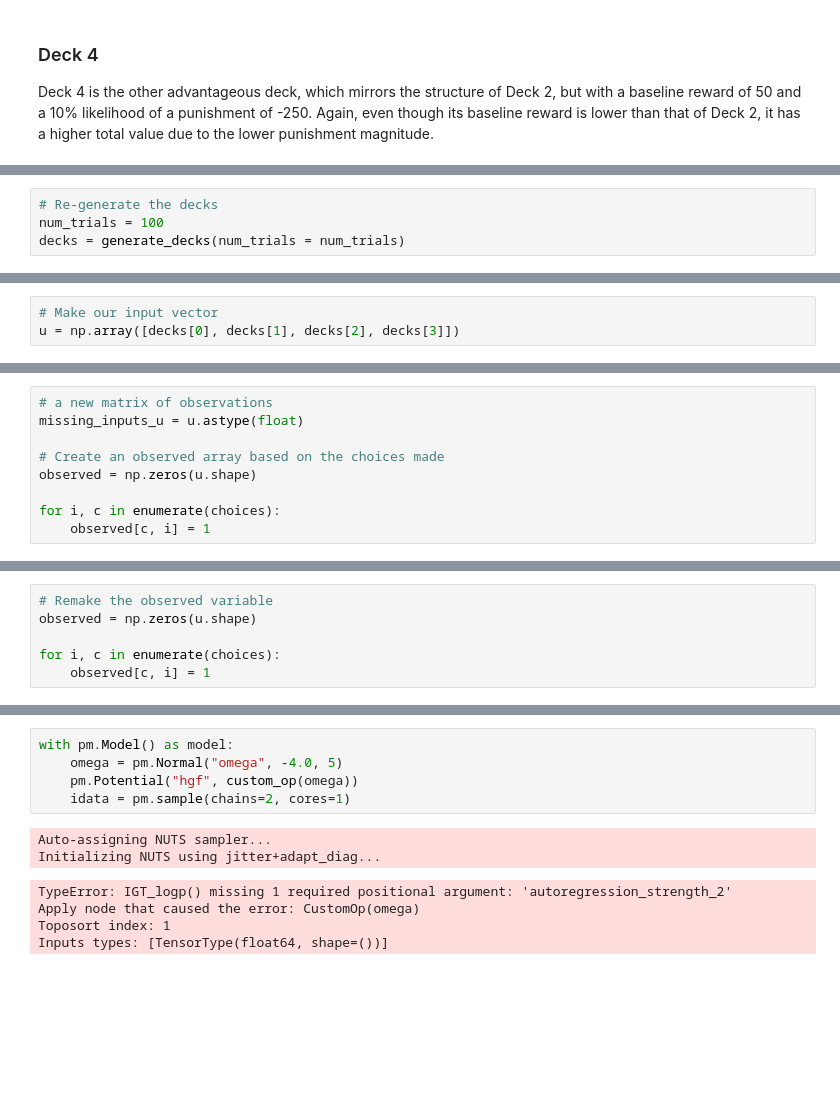
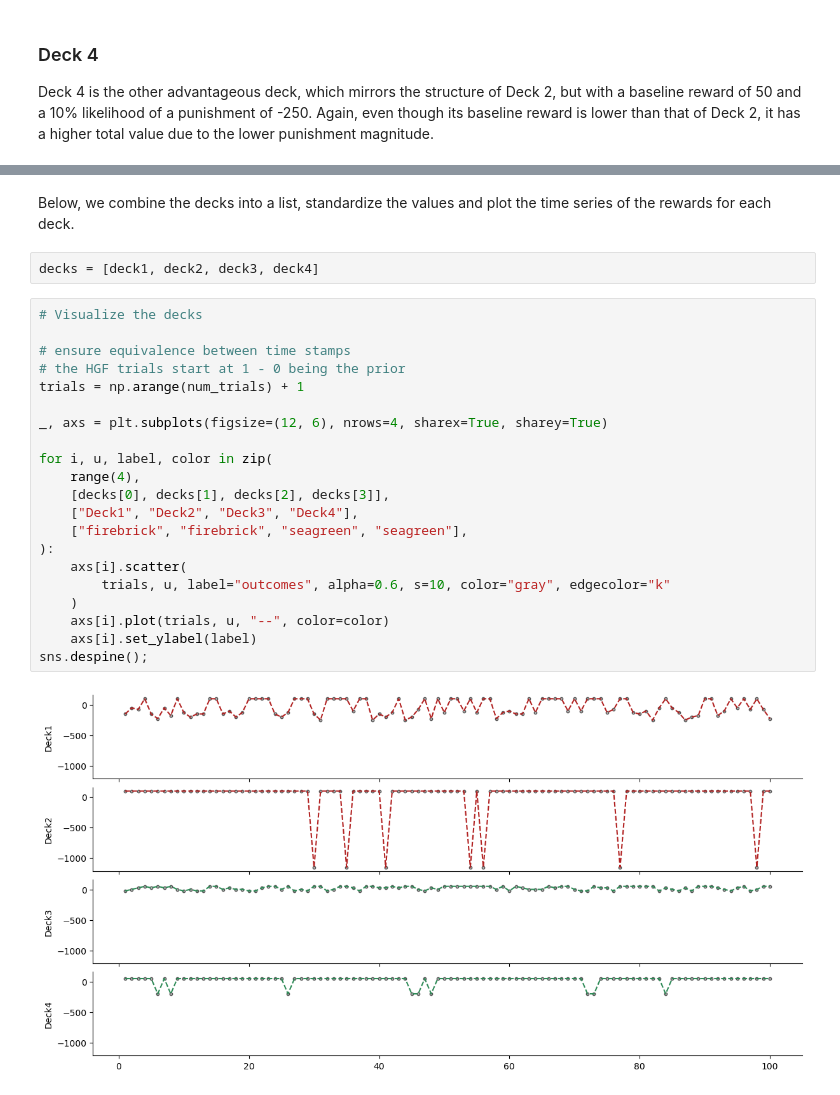
Before and after one commit to ilabcode/pyhgf, a Jupyter notebook: docs/source/notebooks/Example_4_Iowa_Gambling_Task_Short.ipynb, the cells around one changed output, grey strips where cells are left out. Saved outputs shown, nothing was run; the diff lists cells and outputs as text; blank space fills up the shorter version.

```diff
--- a/docs/source/notebooks/Example_4_Iowa_Gambling_Task_Short.ipynb
+++ b/docs/source/notebooks/Example_4_Iowa_Gambling_Task_Short.ipynb
@@ -141,4 +100,0 @@ def generate_decks(num_trials):
-# %%
-# Re-generate the decks
-num_trials = 100
-decks = generate_decks(num_trials = num_trials)
@@ -223,3 +100,0 @@ two_levels_continuous_hgf.plot_network()
-# %%
-# Make our input vector
-u = np.array([decks[0], decks[1], decks[2], decks[3]])
@@ -299,9 +100,0 @@ plt.plot(range(len(mean_4)), mean_4, color="teal")
-# %%
-# a new matrix of observations
-missing_inputs_u = u.astype(float)
-
-# Create an observed array based on the choices made
-observed = np.zeros(u.shape)
-
-for i, c in enumerate(choices):
-    observed[c, i] = 1
@@ -493,6 +100,0 @@ responses = jnp.asarray(responses)  # vector of responses
-# %%
-# Remake the observed variable
-observed = np.zeros(u.shape)
-
-for i, c in enumerate(choices):
-    observed[c, i] = 1
@@ -692,12 +101,27 @@ vjp_custom_op = VJPCustomOp()
-# %%
-with pm.Model() as model:
-    omega = pm.Normal("omega", -4.0, 5)
-    pm.Potential("hgf", custom_op(omega))
-    idata = pm.sample(chains=2, cores=1)
-# %% [output]
-Auto-assigning NUTS sampler...
-Initializing NUTS using jitter+adapt_diag...
-TypeError: IGT_logp() missing 1 required positional argument: 'autoregression_strength_2'
-Apply node that caused the error: CustomOp(omega)
-Toposort index: 1
-Inputs types: [TensorType(float64, shape=())]
+# %% [markdown]
+Below, we combine the decks into a list, standardize the values and plot the time series of the rewards for each deck.
+# %%
+decks = [deck1, deck2, deck3, deck4]
+# %%
+# Visualize the decks
+
+# ensure equivalence between time stamps
+# the HGF trials start at 1 - 0 being the prior
+trials = np.arange(num_trials) + 1
+
+_, axs = plt.subplots(figsize=(12, 6), nrows=4, sharex=True, sharey=True)
+
+for i, u, label, color in zip(
+    range(4),
+    [decks[0], decks[1], decks[2], decks[3]],
+    ["Deck1", "Deck2", "Deck3", "Deck4"],
+    ["firebrick", "firebrick", "seagreen", "seagreen"],
+):
+    axs[i].scatter(
+        trials, u, label="outcomes", alpha=0.6, s=10, color="gray", edgecolor="k"
+    )
+    axs[i].plot(trials, u, "--", color=color)
+    axs[i].set_ylabel(label)
+sns.despine();
+# %% [output]
+[figure, added]
```
Also changed, not shown: parts of 60 cells of this notebook.
